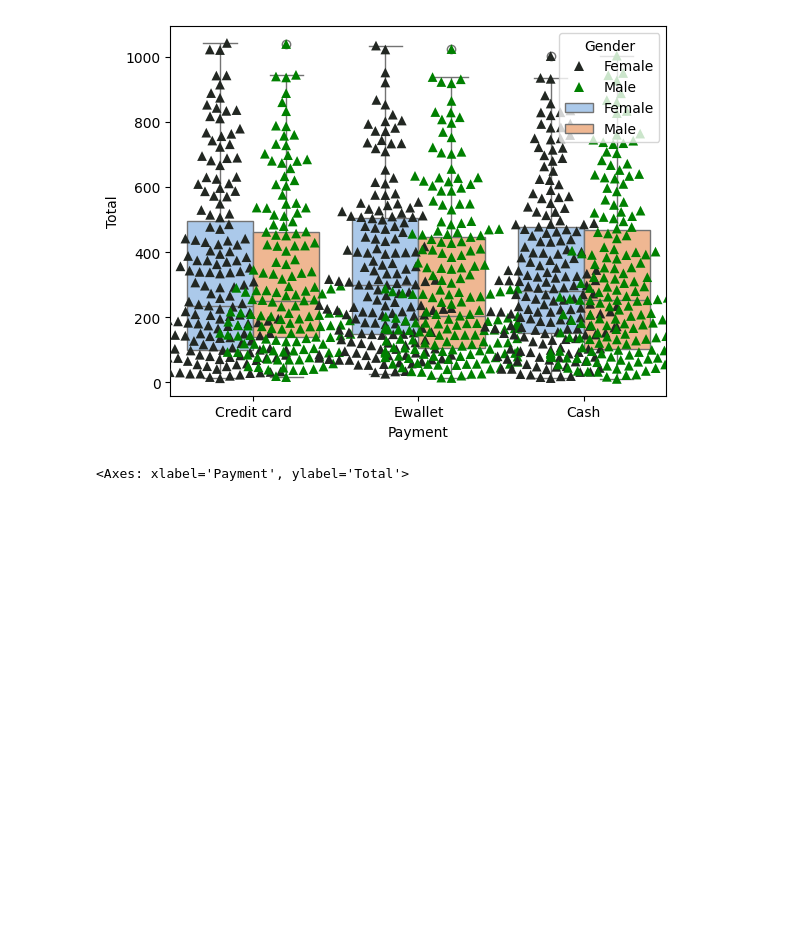
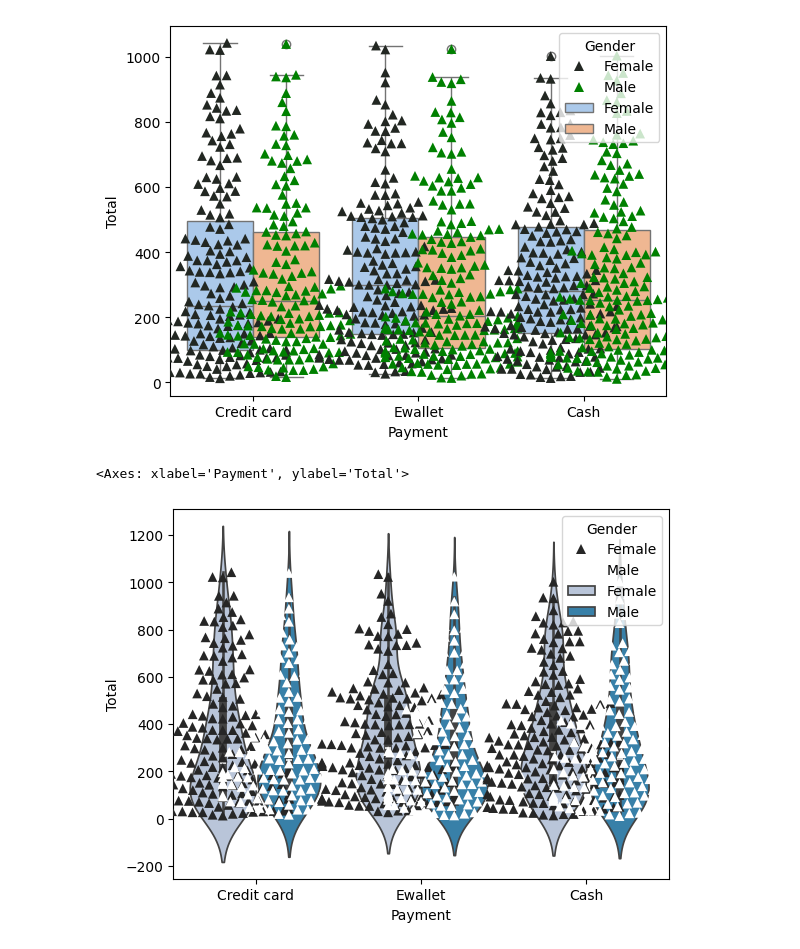
Before and after one commit to satishsinha/Python-Seaborn, a Jupyter notebook: Swarm Plot.ipynb, the cells around one changed output. Saved outputs shown, nothing was run; the diff lists cells and outputs as text; code cells hidden in the pictures; blank space fills up the shorter version.

```diff
--- a/Swarm Plot.ipynb
+++ b/Swarm Plot.ipynb
@@ -76,6 +76,7 @@ sns.boxplot(x='Payment', y='Total', hue='Gender',data=data, palette='pastel')
 # %%
 ## Overlay Swarm plot on a Violin Plot
 sns.swarmplot(x='Payment', y='Total', hue='Gender', dodge=True, data=data, marker='^', size=7, palette='dark:white')
-sns.violinplot(x='Payment', y='Total', hue='Gender',data=data, palette='pastel')
+sns.violinplot(x='Payment', y='Total', hue='Gender',data=data, palette='PuBu')
 # %% [output]
 <Axes: xlabel='Payment', ylabel='Total'>
+[figure, added]
```
Also changed, not shown: 1 other file.
